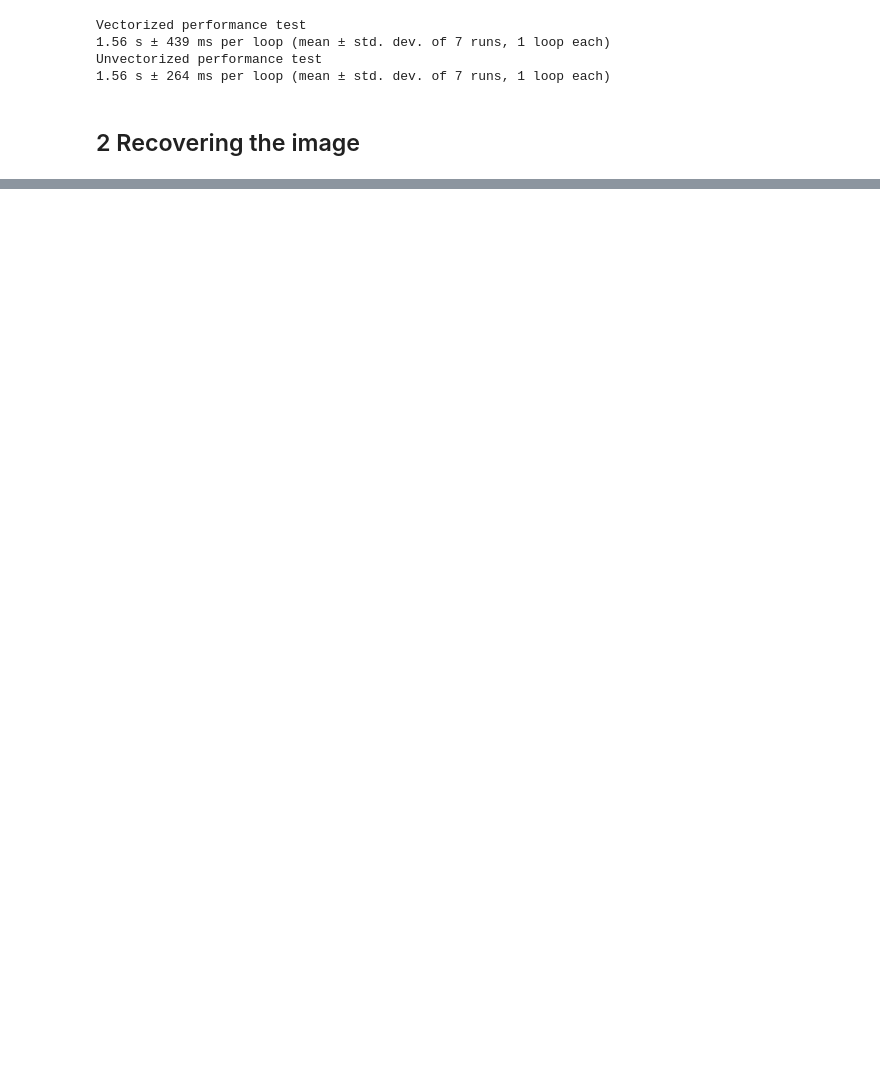
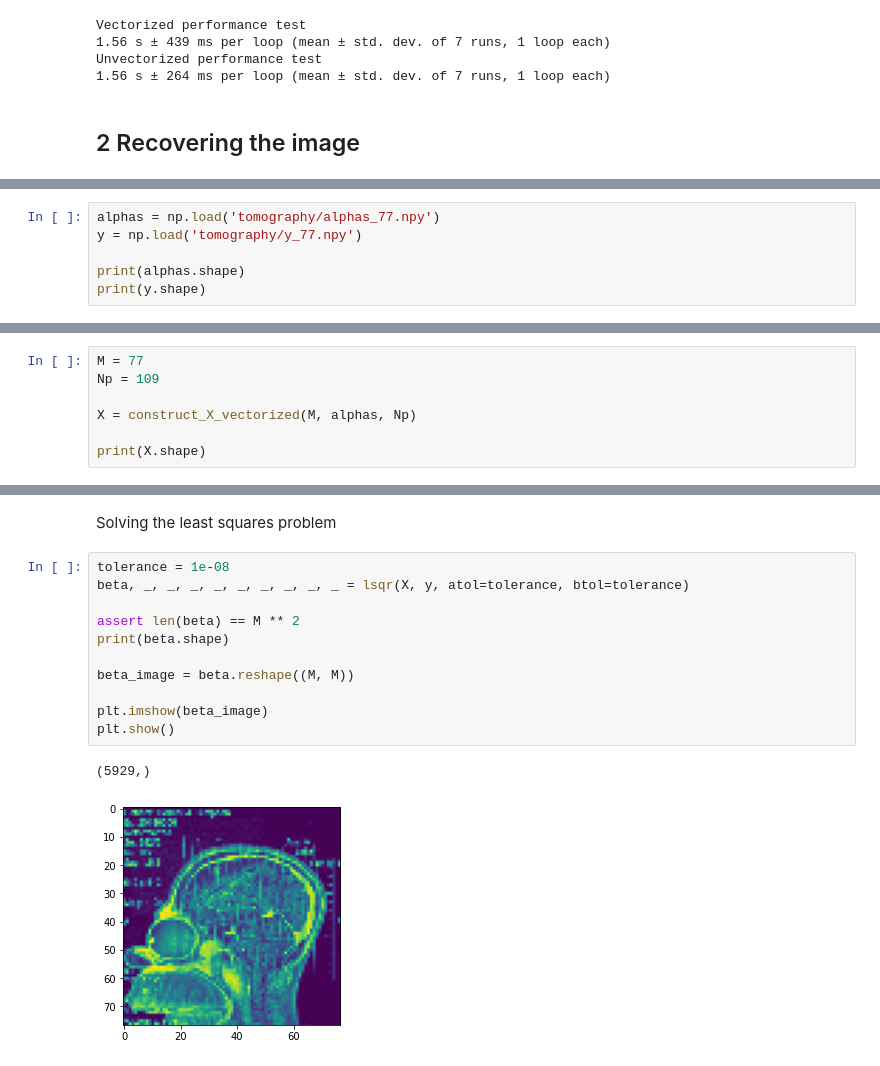
Before and after one commit to sikupe/fml-uebungen, a Jupyter notebook: uebung-5.ipynb, the cells around one changed output, grey strips where cells are left out. Cells and saved outputs as stored; diff of their text form; blank space fills up the shorter version.

```diff
--- a/uebung-5.ipynb
+++ b/uebung-5.ipynb
@@ -181,0 +185,6 @@ Unvectorized performance test
+# %%
+alphas = np.load('tomography/alphas_77.npy')
+y = np.load('tomography/y_77.npy')
+
+print(alphas.shape)
+print(y.shape)
@@ -181,0 +196,7 @@ Unvectorized performance test
+# %%
+M = 77
+Np = 109
+
+X = construct_X_vectorized(M, alphas, Np)
+
+print(X.shape)
@@ -181,0 +217,16 @@ Unvectorized performance test
+# %% [markdown]
+Solving the least squares problem
+# %%
+tolerance = 1e-08
+beta, _, _, _, _, _, _, _, _, _ = lsqr(X, y, atol=tolerance, btol=tolerance)
+
+assert len(beta) == M ** 2
+print(beta.shape)
+
+beta_image = beta.reshape((M, M))
+
+plt.imshow(beta_image)
+plt.show()
+# %% [output]
+(5929,)
+[figure, added]
```
Also changed, not shown: parts of 12 cells of this notebook.
